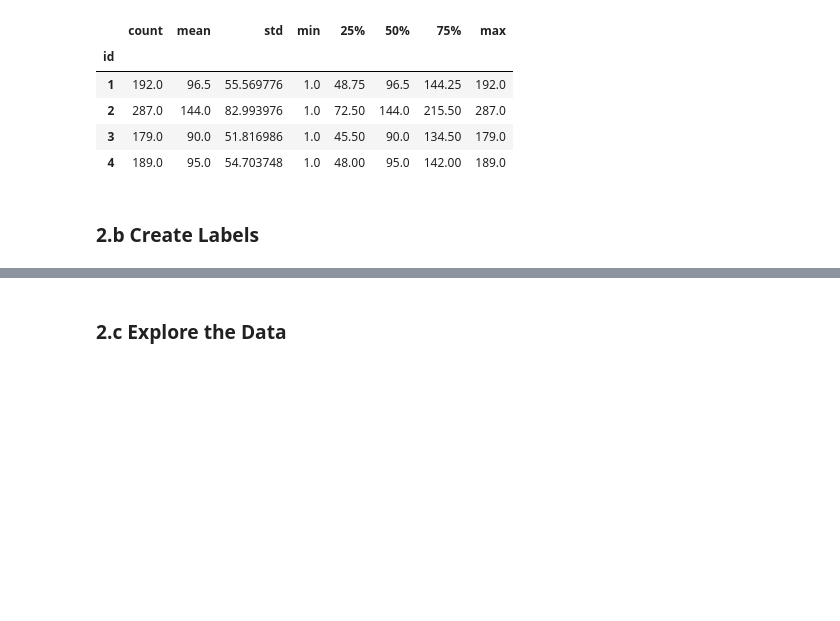
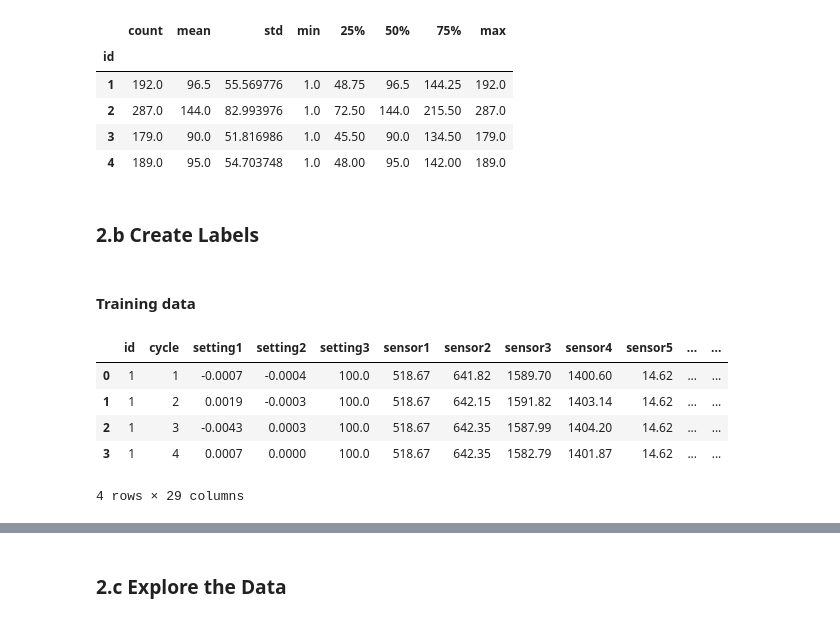
Before and after one commit to Chenye16/PdM, a Jupyter notebook: IOT.ipynb, the cells around one changed output, grey strips where cells are left out. Saved outputs shown, nothing was run; the diff lists cells and outputs as text; code cells hidden in the pictures; blank space fills up the shorter version.

```diff
--- a/IOT.ipynb
+++ b/IOT.ipynb
@@ -69 +101,3 @@ train1 groups =  100
+# %% [markdown]
+#### Training data
 # %%
@@ -74,0 +112,9 @@ for item in data[0:8]:
+# %%
+data[0][0:4]
+# %% [output]
+|  | id | cycle | setting1 | setting2 | setting3 | sensor1 | sensor2 | sensor3 | sensor4 | sensor5 | ... | ... |
+| 0 | 1 | 1 | -0.0007 | -0.0004 | 100.0 | 518.67 | 641.82 | 1589.70 | 1400.60 | 14.62 | ... | ... |
+| 1 | 1 | 2 | 0.0019 | -0.0003 | 100.0 | 518.67 | 642.15 | 1591.82 | 1403.14 | 14.62 | ... | ... |
+| 2 | 1 | 3 | -0.0043 | 0.0003 | 100.0 | 518.67 | 642.35 | 1587.99 | 1404.20 | 14.62 | ... | ... |
+| 3 | 1 | 4 | 0.0007 | 0.0000 | 100.0 | 518.67 | 642.35 | 1582.79 | 1401.87 | 14.62 | ... | ... |
+4 rows × 29 columns
```
Also changed, not shown: parts of 29 cells of this notebook, 14 other files.
